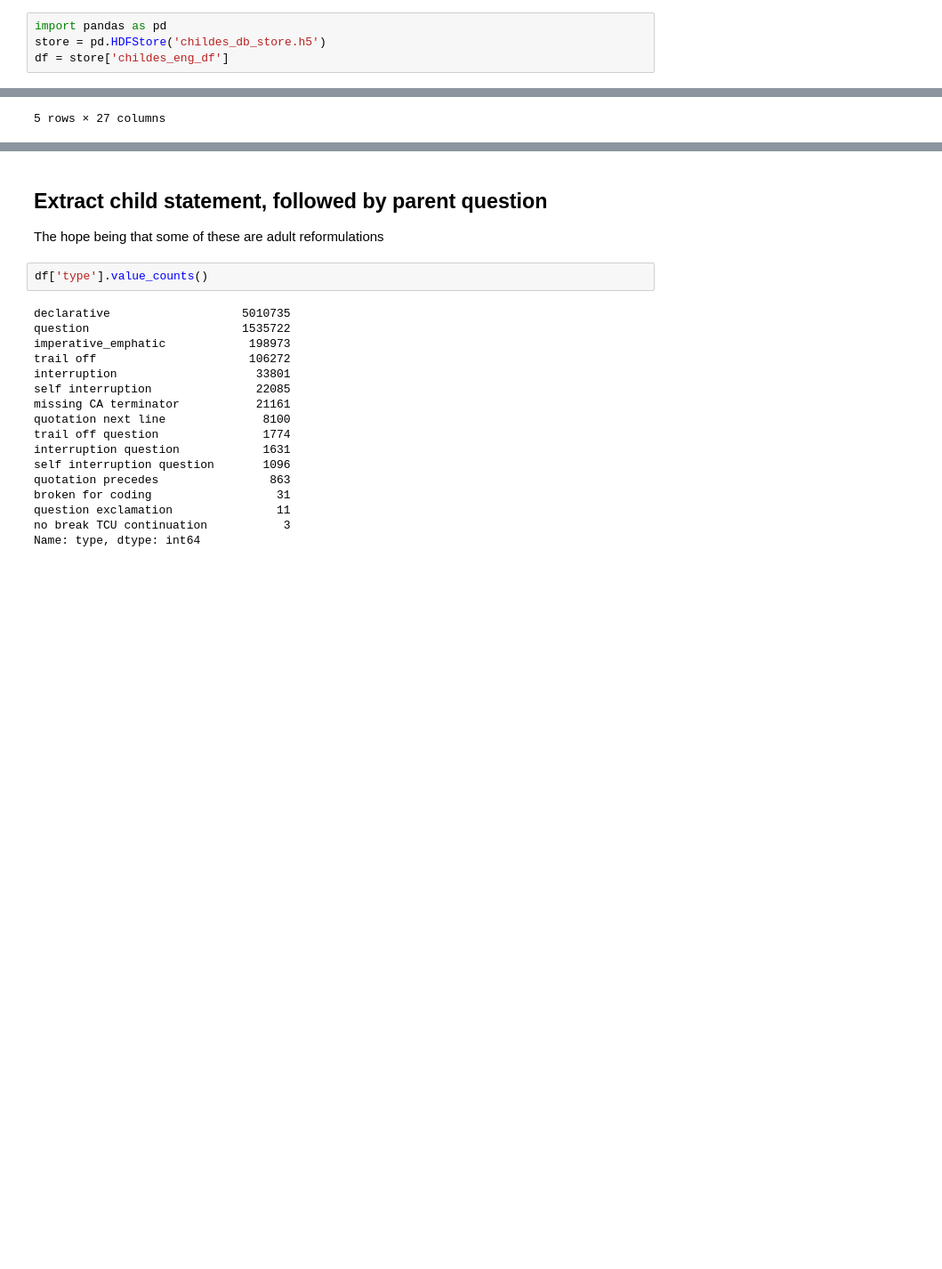
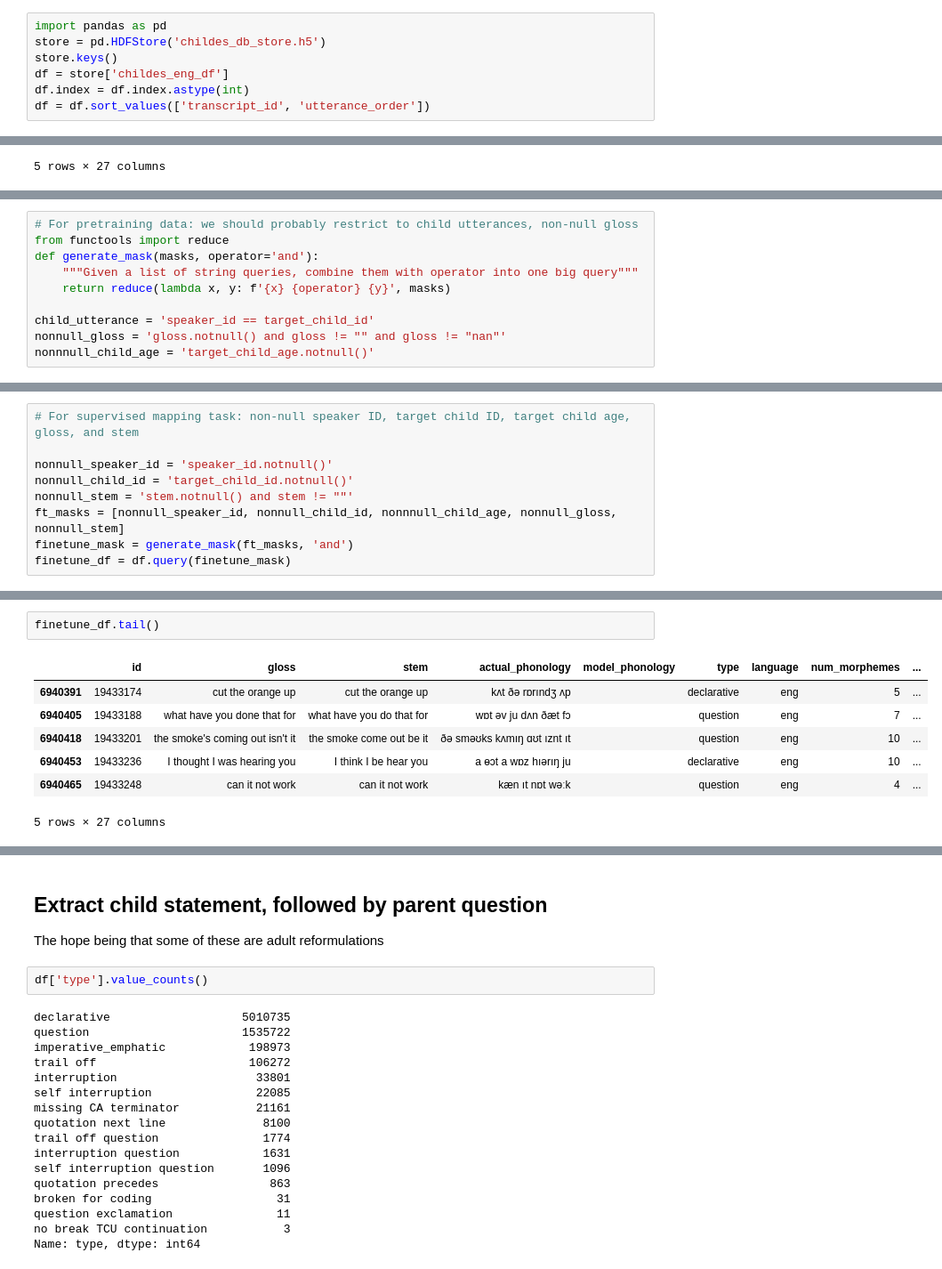
Before and after one commit to ketan0/adult-reformulations, a Jupyter notebook: childes-exploration.ipynb, the cells around one changed output, grey strips where cells are left out. Shown: that part at 89% size. Saved outputs shown, nothing was run; the diff lists cells and outputs as text; blank space fills up the shorter version.

```diff
--- a/childes-exploration.ipynb
+++ b/childes-exploration.ipynb
@@ -30,7 +219,10 @@ memory usage: 1.5+ GB
 # %%
 import pandas as pd
 store = pd.HDFStore('childes_db_store.h5')
+store.keys()
 df = store['childes_eng_df']
+df.index = df.index.astype(int)
+df = df.sort_values(['transcript_id', 'utterance_order'])
 # %%
 df.head()
 # %% [output]
@@ -52,0 +246,10 @@ df[['part_of_speech']].head()
+# %%
+# For pretraining data: we should probably restrict to child utterances, non-null gloss
+from functools import reduce
+def generate_mask(masks, operator='and'):
+    """Given a list of string queries, combine them with operator into one big query"""
+    return reduce(lambda x, y: f'{x} {operator} {y}', masks)
+
+child_utterance = 'speaker_id == target_child_id'
+nonnull_gloss = 'gloss.notnull() and gloss != "" and gloss != "nan"'
+nonnnull_child_age = 'target_child_age.notnull()'
@@ -52,0 +283,9 @@ df[['part_of_speech']].head()
+# %%
+# For supervised mapping task: non-null speaker ID, target child ID, target child age, gloss, and stem
+
+nonnull_speaker_id = 'speaker_id.notnull()'
+nonnull_child_id = 'target_child_id.notnull()'
+nonnull_stem = 'stem.notnull() and stem != ""'
+ft_masks = [nonnull_speaker_id, nonnull_child_id, nonnnull_child_age, nonnull_gloss, nonnull_stem]
+finetune_mask = generate_mask(ft_masks, 'and')
+finetune_df = df.query(finetune_mask)
@@ -52,0 +303,10 @@ df[['part_of_speech']].head()
+# %%
+finetune_df.tail()
+# %% [output]
+|  | id | gloss | stem | actual_phonology | model_phonology | type | language | num_morphemes | ... |
+| 6940391 | 19433174 | cut the orange up | cut the orange up | kʌt ðə rɒrındʒ ʌp |  | declarative | eng | 5 | ... |
+| 6940405 | 19433188 | what have you done that for | what have you do that for | wɒt əv ju dʌn ðæt fɔ |  | question | eng | 7 | ... |
+| 6940418 | 19433201 | the smoke's coming out isn't it | the smoke come out be it | ðə sməʊks kʌmıŋ ɑʊt ıznt ıt |  | question | eng | 10 | ... |
+| 6940453 | 19433236 | I thought I was hearing you | I think I be hear you | a ɵɔt a wɒz hıərıŋ ju |  | declarative | eng | 10 | ... |
+| 6940465 | 19433248 | can it not work | can it not work | kæn ıt nɒt wəːk |  | question | eng | 4 | ... |
+5 rows × 27 columns
```
Also changed, not shown: parts of 35 cells of this notebook.
